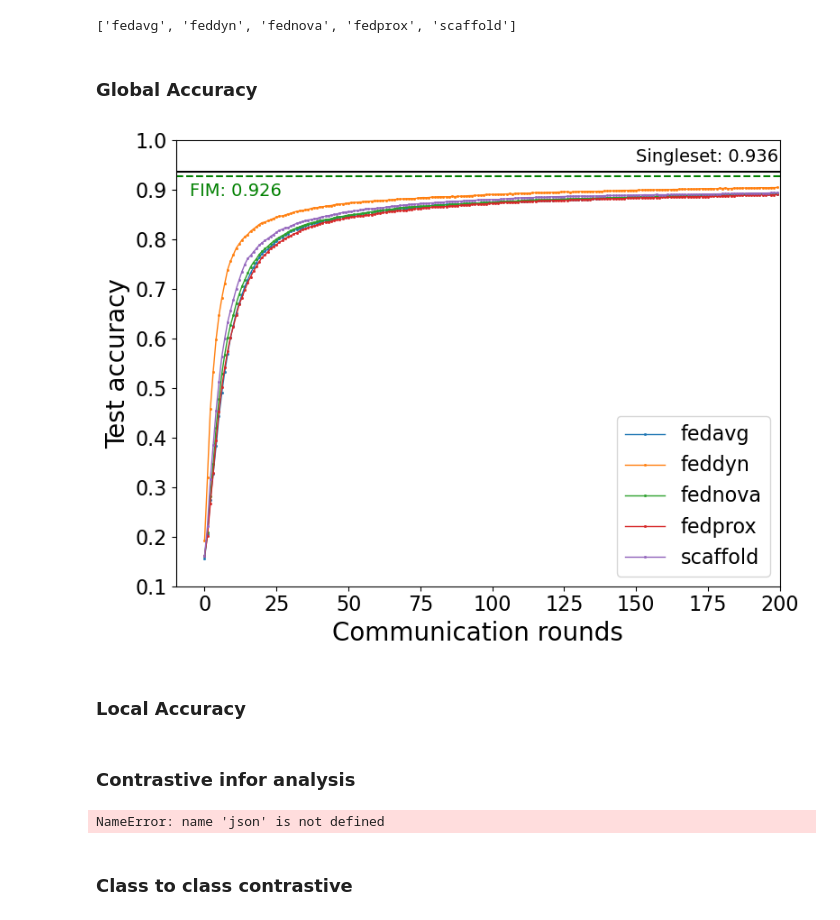
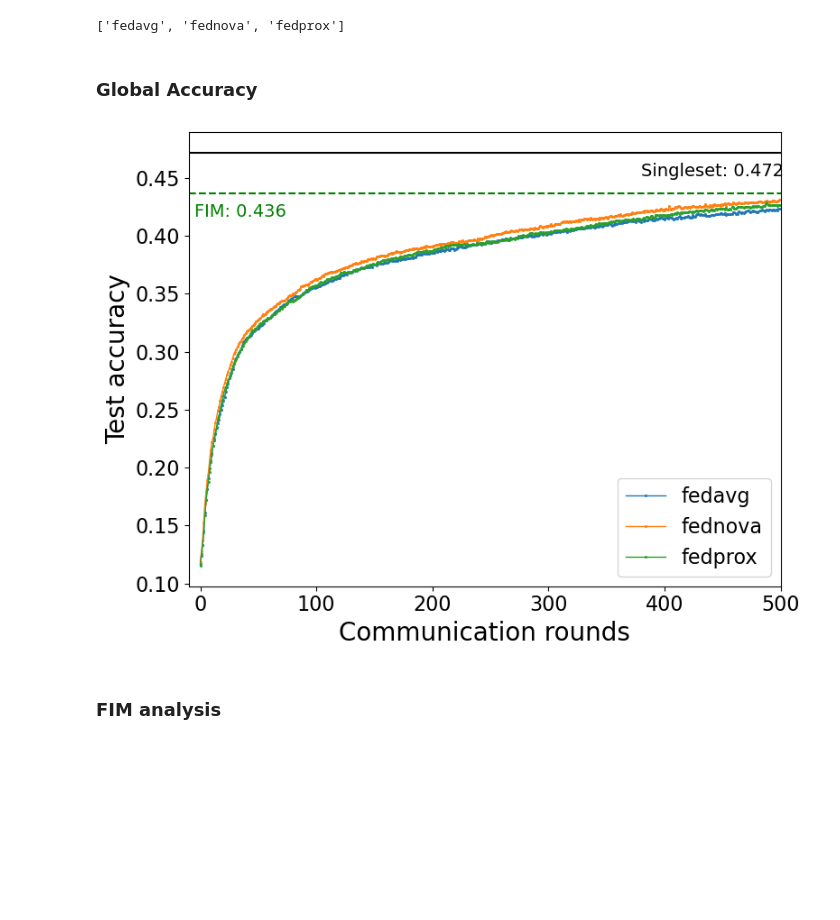
Before and after one commit to AIoT-Lab-BKAI/Hung-NN-verifiedFL, a Jupyter notebook: records/analysis.ipynb, the cells around one changed output. Drawn from its saved outputs; the diff is of its cells as text; code cells hidden in the pictures; blank space fills up the shorter version.

```diff
--- a/records/analysis.ipynb
+++ b/records/analysis.ipynb
@@ -14,13 +14,17 @@ def func(object_name):
         return True
 # %%
 E = 5
-R = 200
-folder_path = "./jsons/dataset_idx/mnist/dirichlet/dir_1_sparse/100client/E5/R200"
+R = 500
+N = 300
+dataset = "cifar10"
+alpha = 1
+
+folder_path = f"./jsons/dataset_idx/{dataset}/dirichlet/dir_{alpha}_sparse/{N}client/E{E}/R{R}"
 algos = filter(func, sorted(os.listdir(folder_path)))
 algos = list(algos)
 algos
 # %% [output]
-['fedavg', 'feddyn', 'fednova', 'fedprox', 'scaffold']
+['fedavg', 'fednova', 'fedprox']
 # %% [markdown]
 ### Global Accuracy
 # %%
@@ -30,77 +34,33 @@ for algo in algos:
     for r in range(len(global_cfmtx)):
         data[algo].append(np.mean(np.diag(global_cfmtx[r])))
 
-fim = json.load(open(os.path.join("./jsons/dataset_idx/mnist/dirichlet/dir_1_sparse/100client/", "fim", "results.json"), "r"))
-sset = json.load(open(os.path.join("./jsons/dataset_idx/mnist/dirichlet/dir_1_sparse/100client/", "singleset", "results.json"), "r"))
+fim = json.load(open(os.path.join(f"./jsons/dataset_idx/{dataset}/dirichlet/dir_{alpha}_sparse/{N}client/", "fim", "results.json"), "r"))
+sset = json.load(open(os.path.join(f"./jsons/dataset_idx/{dataset}/dirichlet/dir_{alpha}_sparse/{N}client/", "singleset", "results.json"), "r"))
 # %%
 matplotlib.rc('xtick', labelsize=16)
 matplotlib.rc('ytick', labelsize=16)
 
 plt.figure(figsize=(8,6))
 plt.xlabel("Communication rounds", fontsize=20)
 plt.ylabel("Test accuracy", fontsize=20)
 
 for algo in data.keys():
     plt.plot(data[algo], label=algo.replace("_", " "),
             linestyle='solid', marker='s',
             linewidth=1, markersize=1)
 
 plt.axhline(y=fim['fim'], xmin=0, xmax=1000, linestyle='--', color='green')
-plt.text(x=-5, y=fim['fim']-0.04, s=f"FIM: {fim['fim']:>.3f}", fontdict={"fontsize":14, "color": "green"})
+plt.text(x=-5, y=fim['fim']-0.02, s=f"FIM: {fim['fim']:>.3f}", fontdict={"fontsize":14, "color": "green"})
 
 plt.axhline(y=sset['fin_acc'], xmin=0, xmax=1000, linestyle='-', color='black')
-plt.text(x=R-50, y=sset['fin_acc']+0.02, s=f"Singleset: {sset['fin_acc']:>.3f}", fontdict={"fontsize":14})
+plt.text(x=R-120, y=sset['fin_acc']-0.02, s=f"Singleset: {sset['fin_acc']:>.3f}", fontdict={"fontsize":14})
 
-plt.ylim(0.1,1)
+# plt.ylim(0.1,1)
 plt.xlim(-10,R)
 plt.legend(loc="lower right", fontsize=16, ncol=1)
 plt.tight_layout()
 plt.savefig(folder_path + f"/{R}-round Global_Accuracy.png")
 # %% [output]
-[figure, old version]
+[figure, new version]
-# %% [markdown]
-### Local Accuracy
 # %% [markdown]
-### Contrastive infor analysis
+### FIM analysis
-# %%
-folder_path = "./jsons/baseline/simple_7/fedavgv2_contrastive_1"
-
-global_data = json.load(open(f"{folder_path}/global_constrastive_info.json", "r"))
-local_data = json.load(open(f"{folder_path}/local_constrastive_info.json", "r"))
-
-matplotlib.rc('xtick', labelsize=16)
-matplotlib.rc('ytick', labelsize=16)
-
-fig, axes = plt.subplots(1, 2, figsize=(15,5), sharey=True)
-
-axes[0].set_xlabel("Communication rounds", fontsize=20)
-axes[0].set_ylabel("Global similarity", fontsize=20)
-
-axes[0].plot(global_data["same"], label="Samples of the same class", linestyle='solid', marker='s', linewidth=1, markersize=3, color="red")
-axes[0].plot(global_data["diff"], label="Samples of different classes", linestyle='solid', marker='o', linewidth=1, markersize=3, color="blue")
-
-axes[0].set_xlim(0,100)
-axes[0].set_ylim(0,1)
-axes[0].legend(loc="lower right", fontsize=15, ncol=1)
-
-cols = ["blue", "red", "green", "orange", "purple"]
-axes[1].set_xlabel("Communication rounds", fontsize=20)
-axes[1].set_ylabel("Local similarity", fontsize=20)
-
-for i in range(2):
-    axes[1].plot(local_data[str(i)]["same"], label=f"client {i} SCS", linestyle='solid', marker='s', linewidth=1, markersize=3, color=cols[i])
-
-for i in range(2):
-    axes[1].plot(local_data[str(i)]["diff"], label=f"client {i} DCS", linestyle='dashed', marker='o', linewidth=1, markersize=3, color=cols[i])
-
-axes[1].set_xlim(0,100)
-axes[1].set_ylim(0,1)
-axes[1].legend(loc="best", fontsize=15, ncol=2)
-
-plt.tight_layout()
-plt.savefig(folder_path + "/Contrastive_infor.png")
-# plt.show()
-# %% [output]
-NameError: name 'json' is not defined
-# %% [markdown]
-### Class to class contrastive
```
Also changed, not shown: parts of 4 cells of this notebook, 8 other files.
